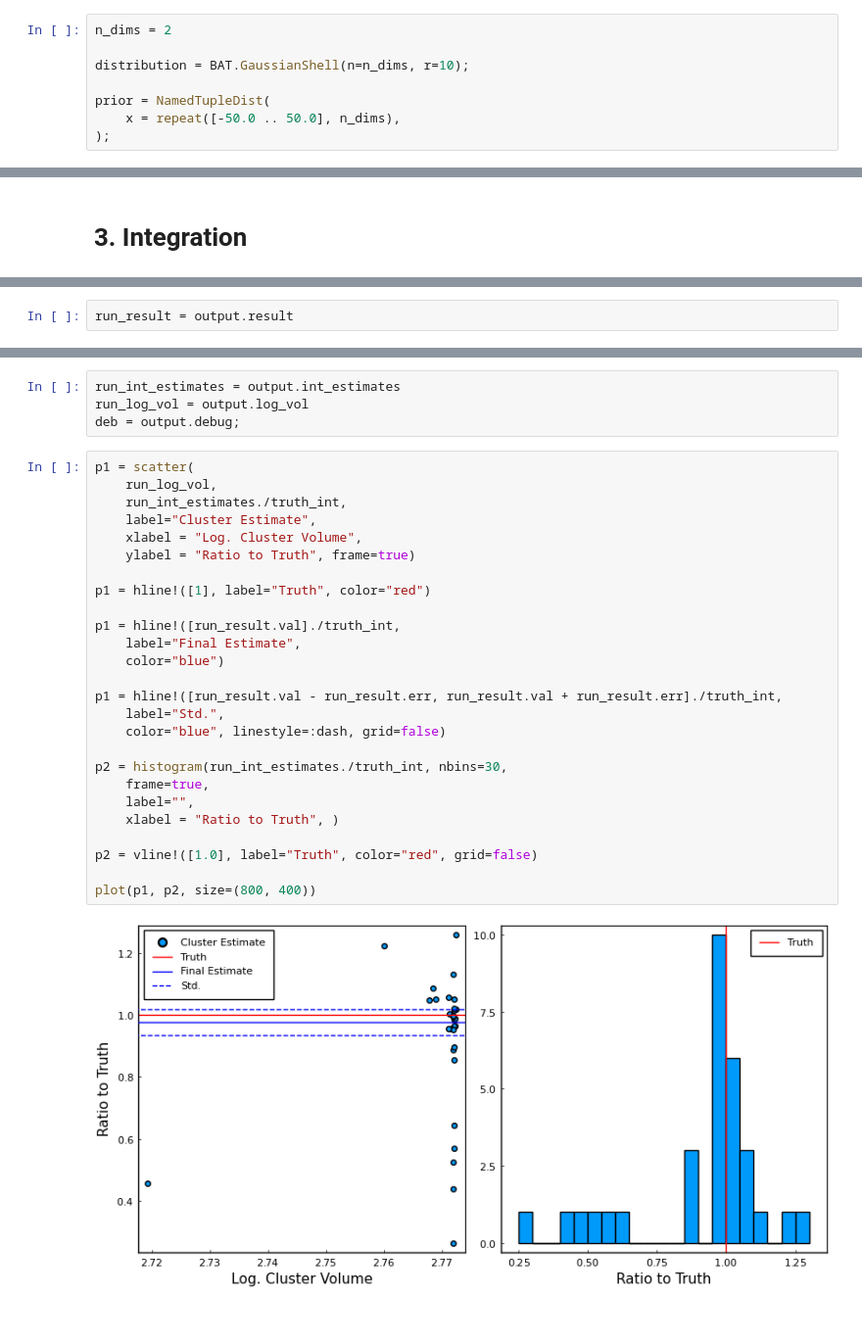
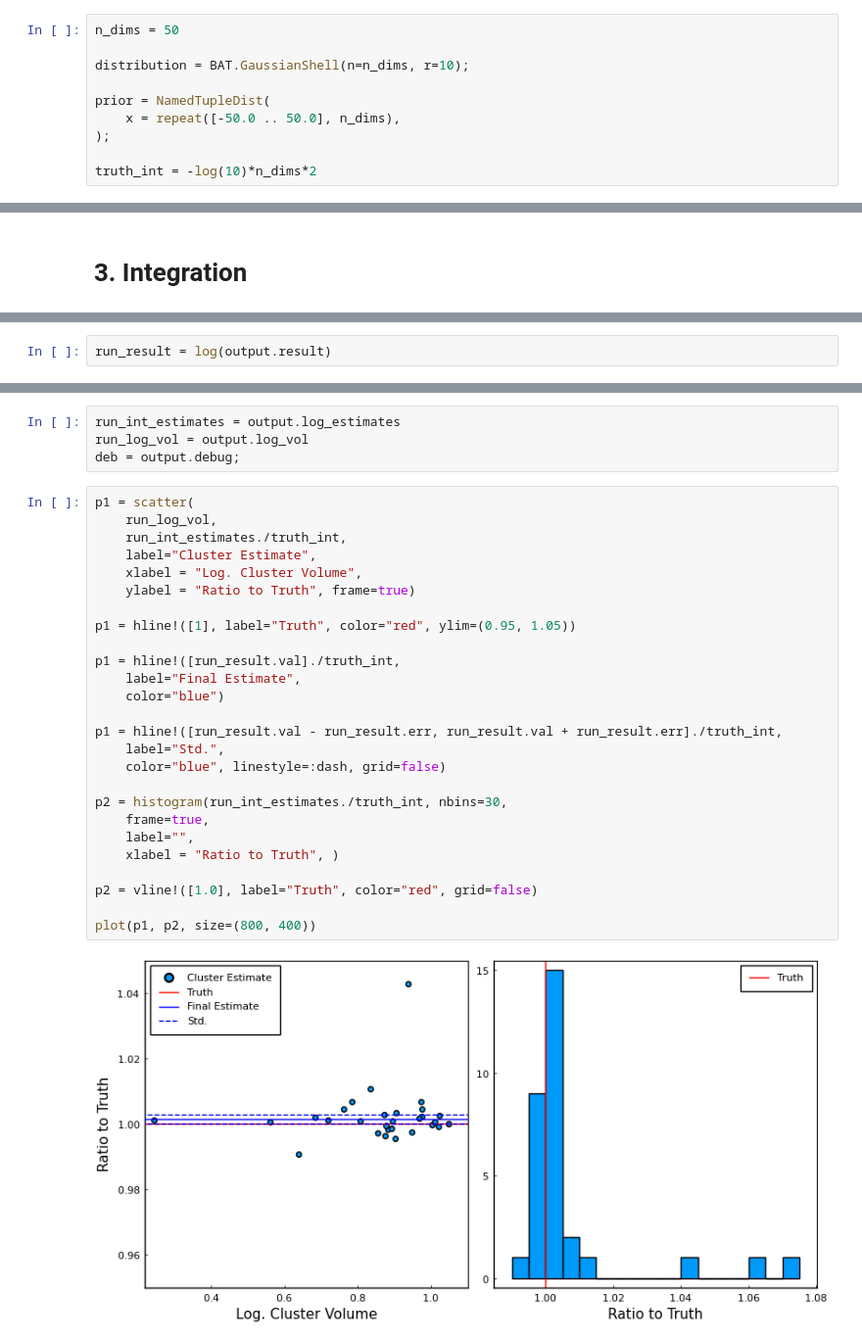
Before and after one commit to VasylHafych/AHMI-Volumes, a Jupyter notebook: notebooks/5-Int-Tests.ipynb, the cells around one changed output, grey strips where cells are left out. Shown at 98% size. Drawn from its saved outputs; the diff is of its cells as text.

```diff
--- a/notebooks/5-Int-Tests.ipynb
+++ b/notebooks/5-Int-Tests.ipynb
@@ -99,13 +98,15 @@ prior = NamedTupleDist(
 # %% [markdown]
 ## 1.5 Gaussian Shell:
 # %%
-n_dims = 2
+n_dims = 50
 
 distribution = BAT.GaussianShell(n=n_dims, r=10);
 
 prior = NamedTupleDist(
     x = repeat([-50.0 .. 50.0], n_dims),
 );
+
+truth_int = -log(10)*n_dims*2
 # %% [markdown]
 # 2. Sampling
 # %%
@@ -190,3 +192,3 @@ AHMIntegration{EigenDecompos,KMeans,HyperRectangle}
 # %%
-run_result = output.result
+run_result = log(output.result)
 # %% [output]
@@ -194,32 +196,32 @@ $9.77e-9 \pm 4.2e-10$
 # %%
-run_int_estimates = output.int_estimates
+run_int_estimates = output.log_estimates
 run_log_vol = output.log_vol
 deb = output.debug;
 # %%
 p1 = scatter(
     run_log_vol,
     run_int_estimates./truth_int,
     label="Cluster Estimate",
     xlabel = "Log. Cluster Volume",
     ylabel = "Ratio to Truth", frame=true)
 
-p1 = hline!([1], label="Truth", color="red")
+p1 = hline!([1], label="Truth", color="red", ylim=(0.95, 1.05))
 
 p1 = hline!([run_result.val]./truth_int,
     label="Final Estimate",
     color="blue")
 
 p1 = hline!([run_result.val - run_result.err, run_result.val + run_result.err]./truth_int,
     label="Std.",
     color="blue", linestyle=:dash, grid=false)
 
 p2 = histogram(run_int_estimates./truth_int, nbins=30,
     frame=true,
     label="",
     xlabel = "Ratio to Truth", )
 
 p2 = vline!([1.0], label="Truth", color="red", grid=false)
 
 plot(p1, p2, size=(800, 400))
 # %% [output]
-[figure, old version]
+[figure, new version]
```
Also changed, not shown: parts of 15 cells of this notebook, 5 other files.
